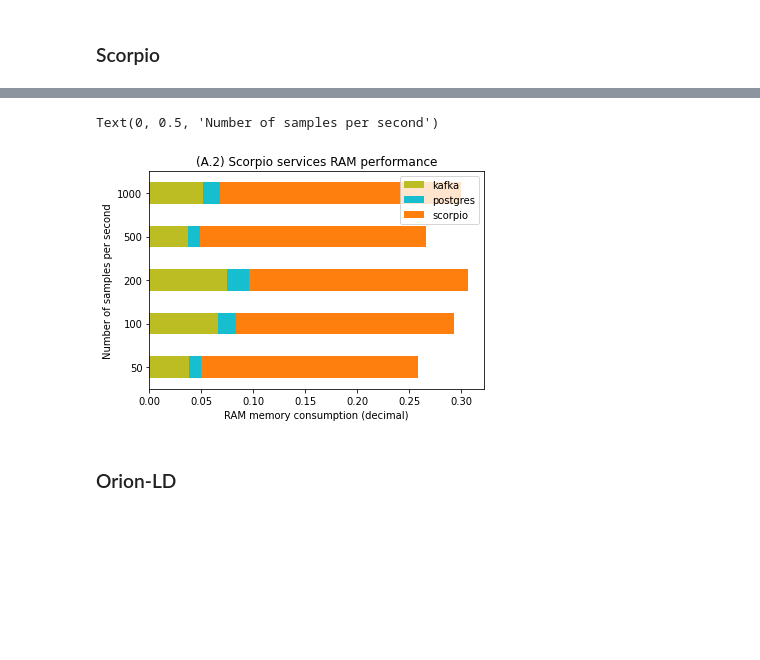
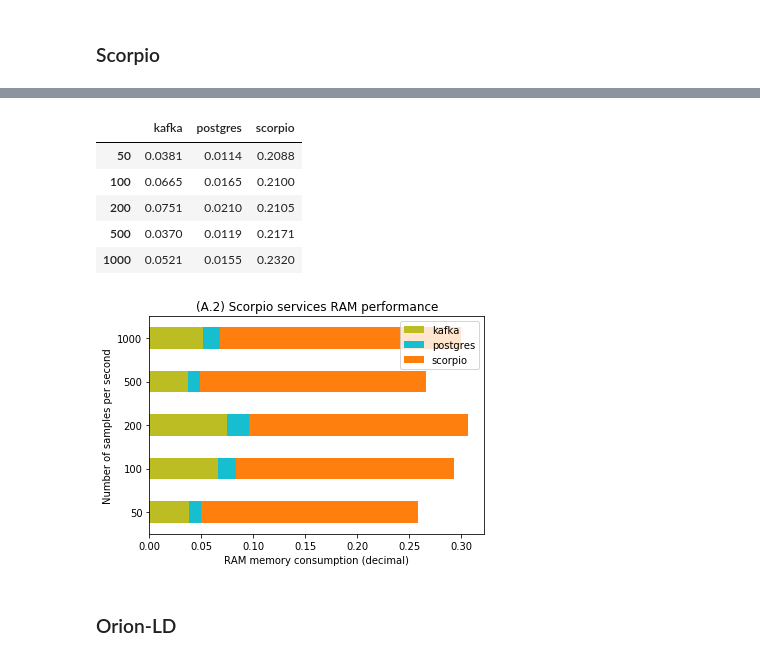
Before and after one commit to giros-dit/cim-prometheus-pipelines, a Jupyter notebook: Experiments.ipynb, the cells around one changed output, grey strips where cells are left out. Drawn from its saved outputs; the diff is of its cells as text; code cells hidden in the pictures; blank space fills up the shorter version.

```diff
--- a/Experiments.ipynb
+++ b/Experiments.ipynb
@@ -226,10 +236,17 @@ for table in scorpio_services:
 # %%
 scorpio_mem_df = pd.DataFrame(scorpio_mem, index=events)
 colors = ['tab:olive','tab:cyan', "tab:orange"]
 scorpio_mem_df_plot = scorpio_mem_df.plot.barh(stacked=True, color=colors,
                                                           title="(A.2) Scorpio services RAM performance")
 scorpio_mem_df_plot.set_xlabel("RAM memory consumption (decimal)")
 scorpio_mem_df_plot.set_ylabel("Number of samples per second")
+
+scorpio_mem_df
 # %% [output]
-Text(0, 0.5, 'Number of samples per second')
+|  | kafka | postgres | scorpio |
+| 50 | 0.0381 | 0.0114 | 0.2088 |
+| 100 | 0.0665 | 0.0165 | 0.2100 |
+| 200 | 0.0751 | 0.0210 | 0.2105 |
+| 500 | 0.0370 | 0.0119 | 0.2171 |
+| 1000 | 0.0521 | 0.0155 | 0.2320 |
-[figure, old version]
+[figure, new version]
```
Also changed, not shown: parts of 28 cells of this notebook.
